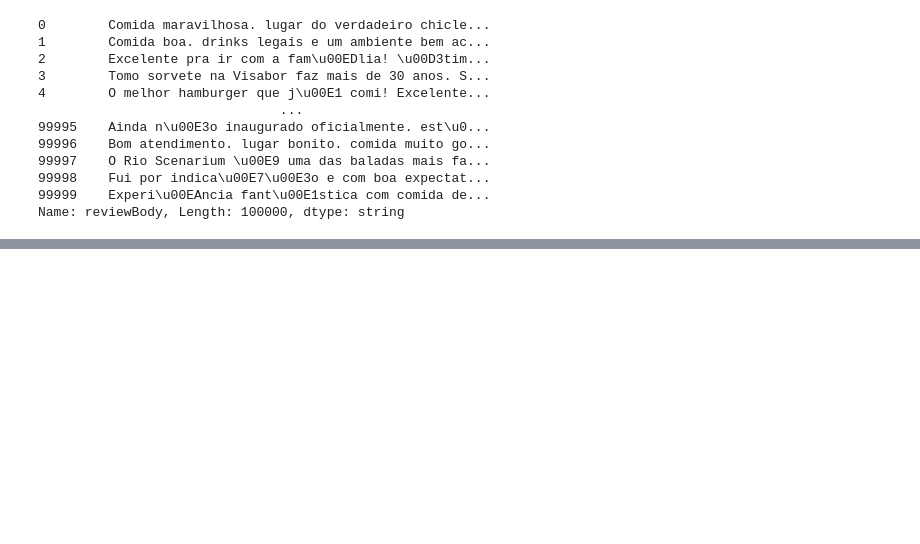
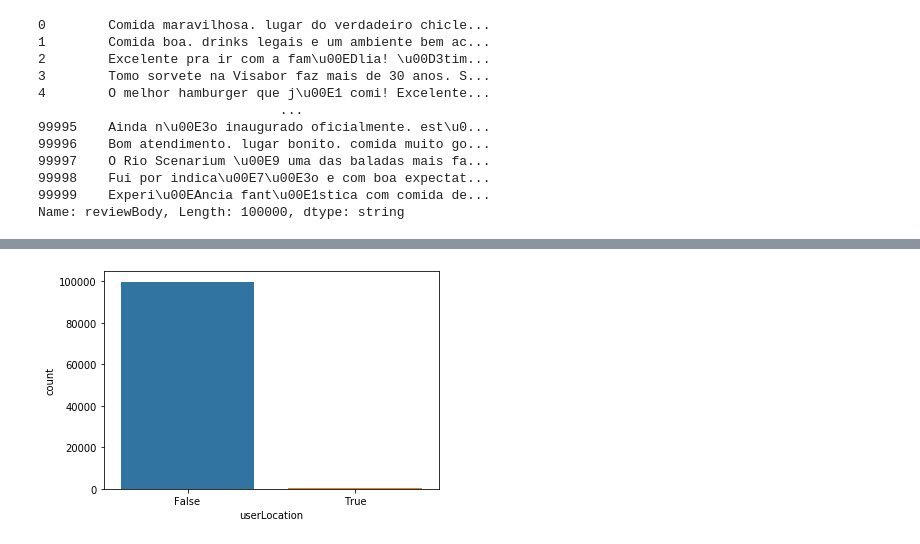
Before and after one commit to paulordie/gitTest, a Jupyter notebook: piloto-2.ipynb, the cells around one changed output, grey strips where cells are left out. Drawn from its saved outputs; the diff is of its cells as text; code cells hidden in the pictures; blank space fills up the shorter version.

```diff
--- a/piloto-2.ipynb
+++ b/piloto-2.ipynb
@@ -194,0 +226,4 @@ train_data.describe()
+# %%
+sns.countplot(train_data.userLocation == 'São Paulo');
+# %% [output]
+[figure, added]
```
Also changed, not shown: parts of 37 cells of this notebook, 1 other file.
